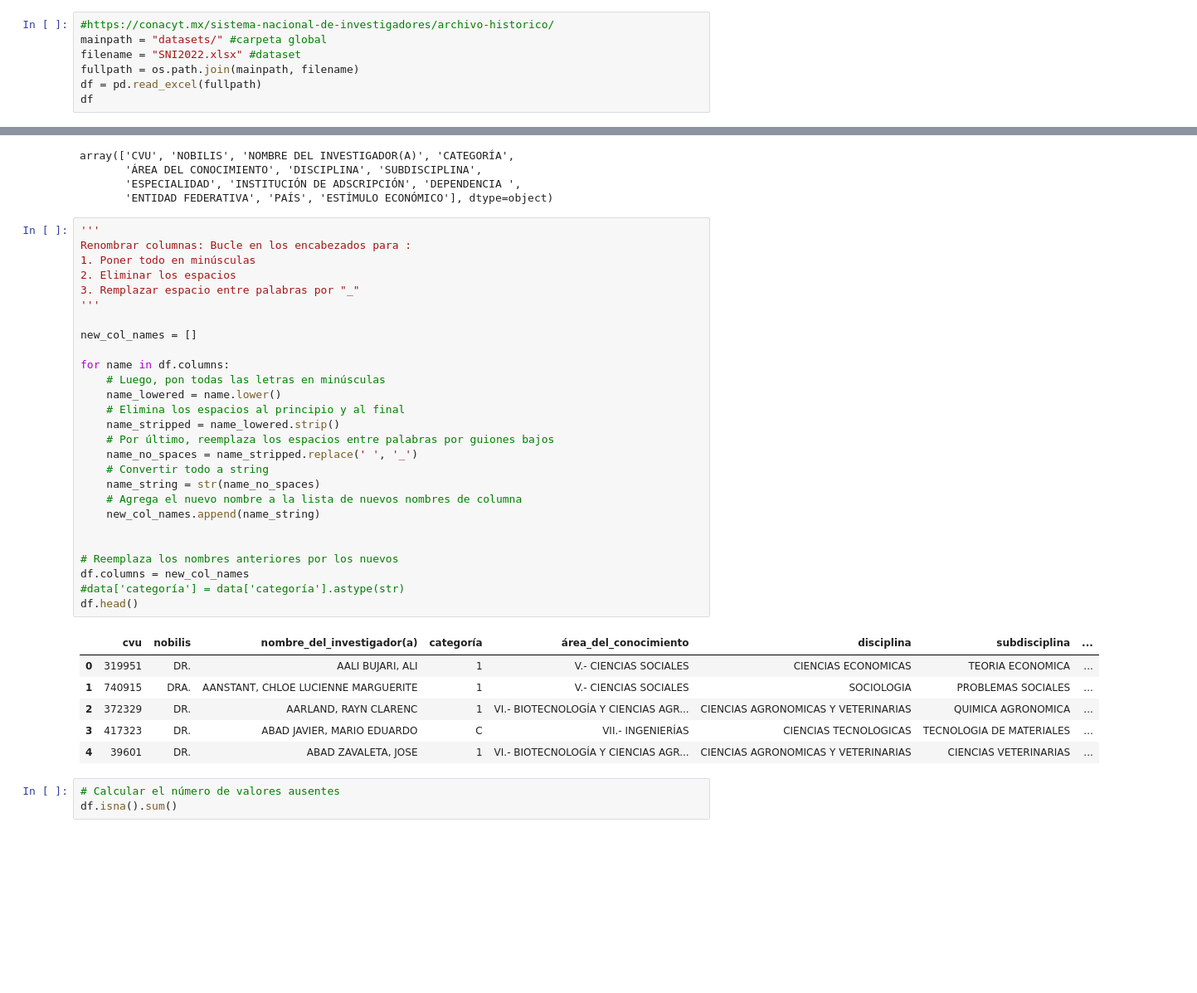
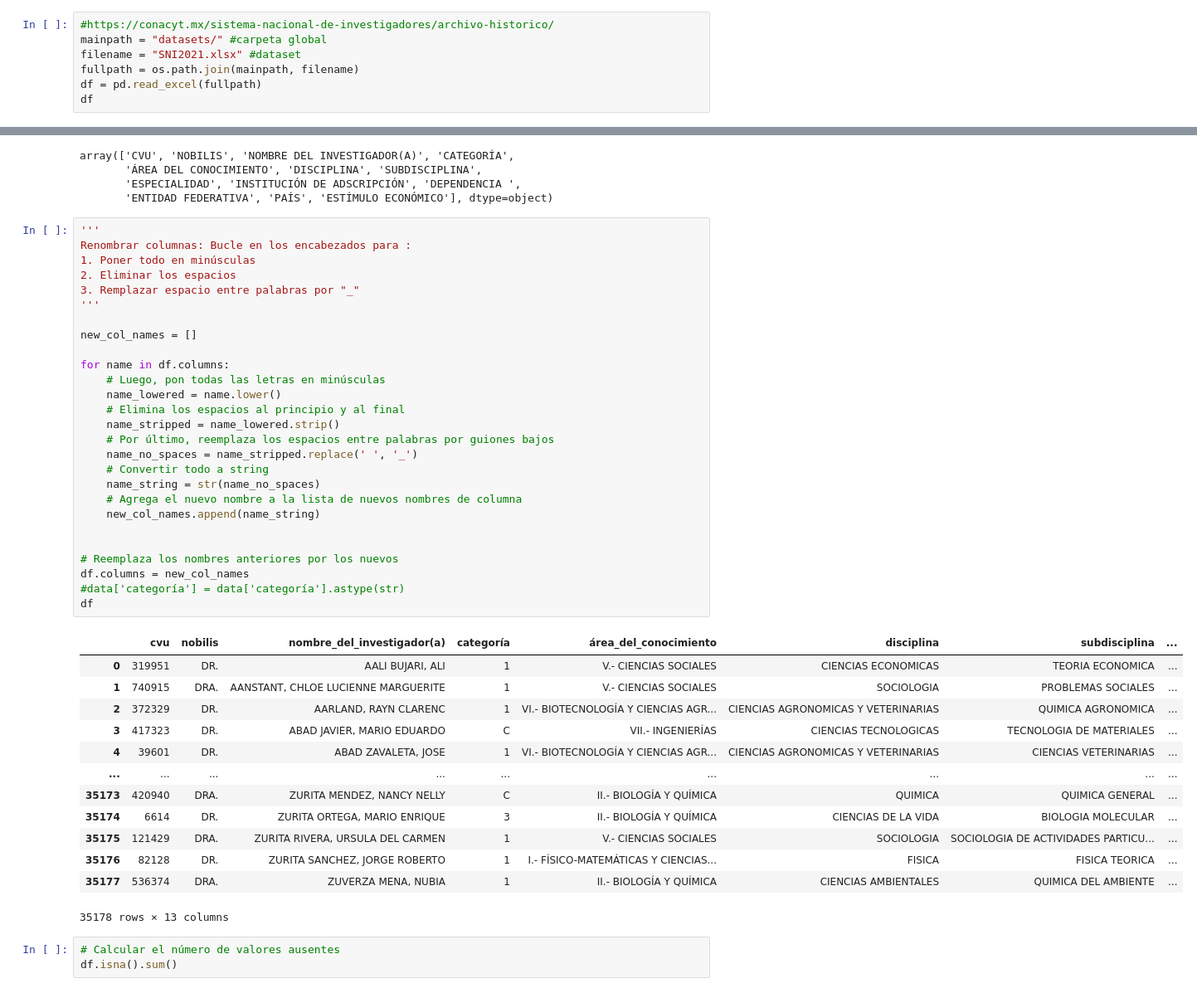
Before and after one commit to isadoji/sni, a Jupyter notebook: sni2021.ipynb, the cells around one changed output, grey strips where cells are left out. Shown at 83% size. Cells and saved outputs as stored; diff of their text form; blank space fills up the shorter version.

```diff
--- a/sni2021.ipynb
+++ b/sni2021.ipynb
@@ -27,7 +27,7 @@ import seaborn as sns
 # %%
 #https://conacyt.mx/sistema-nacional-de-investigadores/archivo-historico/
 mainpath = "datasets/" #carpeta global
-filename = "SNI2022.xlsx" #dataset
+filename = "SNI2021.xlsx" #dataset
 fullpath = os.path.join(mainpath, filename)
 df = pd.read_excel(fullpath)
 df
@@ -59,34 +59,41 @@ Renombrar columnas: Bucle en los encabezados para :
 1. Poner todo en minúsculas
 2. Eliminar los espacios
 3. Remplazar espacio entre palabras por "_"
 '''
 
 new_col_names = []
 
 for name in df.columns:
     # Luego, pon todas las letras en minúsculas
     name_lowered = name.lower()
     # Elimina los espacios al principio y al final
     name_stripped = name_lowered.strip()
     # Por último, reemplaza los espacios entre palabras por guiones bajos
     name_no_spaces = name_stripped.replace(' ', '_')
     # Convertir todo a string
     name_string = str(name_no_spaces)
     # Agrega el nuevo nombre a la lista de nuevos nombres de columna
     new_col_names.append(name_string)
 
 
 # Reemplaza los nombres anteriores por los nuevos
 df.columns = new_col_names
 #data['categoría'] = data['categoría'].astype(str)
-df.head()
+df
 # %% [output]
 |  | cvu | nobilis | nombre_del_investigador(a) | categoría | área_del_conocimiento | disciplina | subdisciplina | ... |
 | 0 | 319951 | DR. | AALI BUJARI, ALI | 1 | V.- CIENCIAS SOCIALES | CIENCIAS ECONOMICAS | TEORIA ECONOMICA | ... |
 | 1 | 740915 | DRA. | AANSTANT, CHLOE LUCIENNE MARGUERITE | 1 | V.- CIENCIAS SOCIALES | SOCIOLOGIA | PROBLEMAS SOCIALES | ... |
 | 2 | 372329 | DR. | AARLAND, RAYN CLARENC | 1 | VI.- BIOTECNOLOGÍA Y CIENCIAS AGR... | CIENCIAS AGRONOMICAS Y VETERINARIAS | QUIMICA AGRONOMICA | ... |
 | 3 | 417323 | DR. | ABAD JAVIER, MARIO EDUARDO | C | VII.- INGENIERÍAS | CIENCIAS TECNOLOGICAS | TECNOLOGIA DE MATERIALES | ... |
 | 4 | 39601 | DR. | ABAD ZAVALETA, JOSE | 1 | VI.- BIOTECNOLOGÍA Y CIENCIAS AGR... | CIENCIAS AGRONOMICAS Y VETERINARIAS | CIENCIAS VETERINARIAS | ... |
+| ... | ... | ... | ... | ... | ... | ... | ... | ... |
+| 35173 | 420940 | DRA. | ZURITA MENDEZ, NANCY NELLY | C | II.- BIOLOGÍA Y QUÍMICA | QUIMICA | QUIMICA GENERAL | ... |
+| 35174 | 6614 | DR. | ZURITA ORTEGA, MARIO ENRIQUE | 3 | II.- BIOLOGÍA Y QUÍMICA | CIENCIAS DE LA VIDA | BIOLOGIA MOLECULAR | ... |
+| 35175 | 121429 | DRA. | ZURITA RIVERA, URSULA DEL CARMEN | 1 | V.- CIENCIAS SOCIALES | SOCIOLOGIA | SOCIOLOGIA DE ACTIVIDADES PARTICU... | ... |
+| 35176 | 82128 | DR. | ZURITA SANCHEZ, JORGE ROBERTO | 1 | I.- FÍSICO-MATEMÁTICAS Y CIENCIAS... | FISICA | FISICA TEORICA | ... |
+| 35177 | 536374 | DRA. | ZUVERZA MENA, NUBIA | 1 | II.- BIOLOGÍA Y QUÍMICA | CIENCIAS AMBIENTALES | QUIMICA DEL AMBIENTE | ... |
+35178 rows × 13 columns
 # %%
 # Calcular el número de valores ausentes
 df.isna().sum()
```
Also changed, not shown: parts of 7 cells of this notebook, 8 other files.
